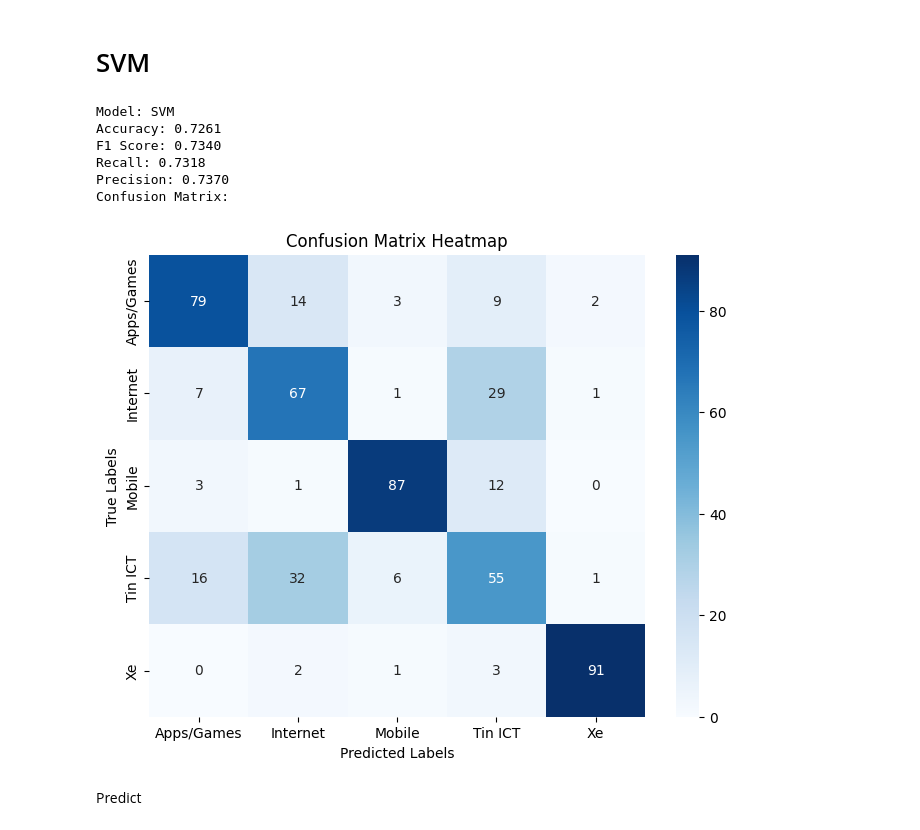
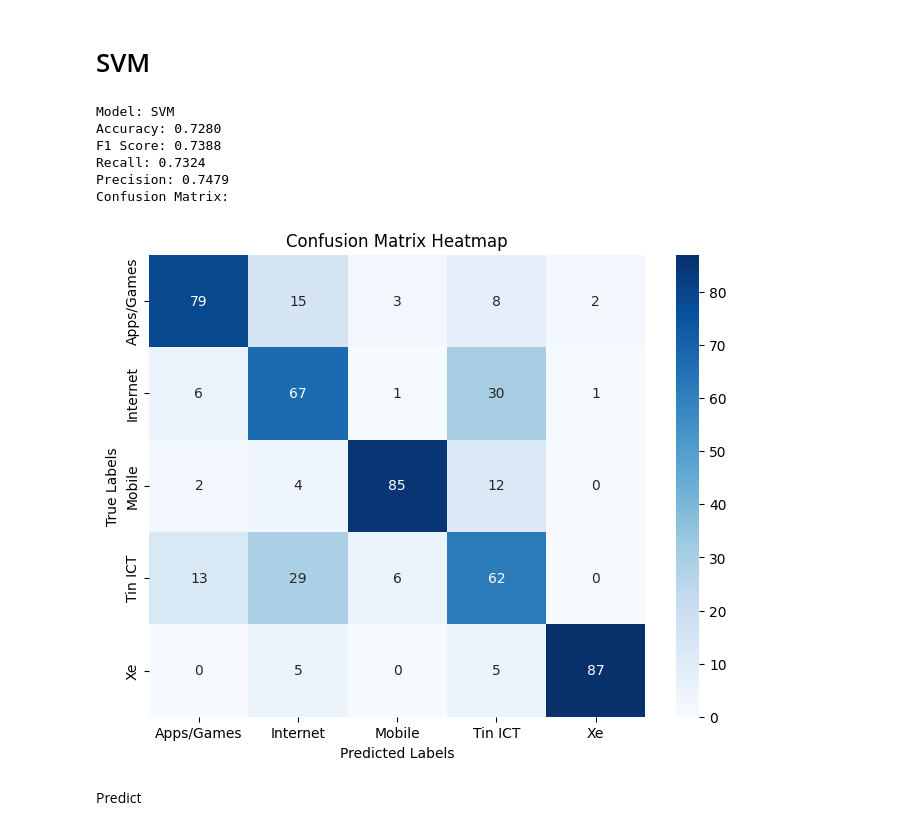
Before and after one commit to imxuan03/text-classification-data-mining, a Jupyter notebook: main.ipynb, the cells around one changed output. Cells and saved outputs as stored; diff of their text form; code cells hidden in the pictures.

```diff
--- a/main.ipynb
+++ b/main.ipynb
@@ -214,12 +214,46 @@ from sklearn.metrics import classification_report, confusion_matrix, accuracy_sc
 import matplotlib.pyplot as plt
 import seaborn as sns
 import pickle
+from sklearn.model_selection import GridSearchCV
+from sklearn.metrics import classification_report
+
 
 def train_svm(X_train, y_train, X_test, y_test, label_encoder):
-    # Khởi tạo mô hình SVM
-    model = SVC(kernel='linear', random_state=42)
+    # Tìm tham số tốt nhất
+    # Define the SVM model
+    # svm = SVC()
+
+    # # Define a grid of hyperparameters to search
+    # param_grid = {
+    #     'C': [0.1, 1, 10, 100],
+    #     'kernel': ['linear', 'poly', 'rbf', 'sigmoid'],
+    #     'degree': [2, 3, 4]  # Only used when kernel is 'poly'
+    # }
+
+    # # Perform grid search with cross-validation
+    # grid_search = GridSearchCV(estimator=svm, param_grid=param_grid, cv=5)
+    # grid_search.fit(X_train, y_train)
+
+    # # Get the best hyperparameters from the grid search
+    # best_params = grid_search.best_params_
+    # best_score = grid_search.best_score_
+
+    # print("Best Hyperparameters:", best_params)
+    # print("Best Cross-Validation Score:", best_score)
+
+    # # Train an SVM model with the best hyperparameters on the full training set
+    # model = SVC(**best_params)
+
+
+    # ====================================
+    # ====================================
+    # ====================================
 
     # Huấn luyện mô hình
+
+    # Khởi tạo mô hình SVM
+    model = SVC(C=10, degree=2, kernel='rbf', random_state=42)
+
     model.fit(X_train, y_train)
 
     # Dự đoán trên tập kiểm tra
@@ -235,38 +269,38 @@ def train_svm(X_train, y_train, X_test, y_test, label_encoder):
     recall = report['macro avg']['recall']
     precision = report['macro avg']['precision']
 
     # In ra kết quả
     print("Model: SVM")
     print(f"Accuracy: {acc:.4f}")
     print(f"F1 Score: {f1:.4f}")
     print(f"Recall: {recall:.4f}")
     print(f"Precision: {precision:.4f}")
     print("Confusion Matrix:")
 
     unique_categories = label_encoder.classes_
 
     plt.figure(figsize=(8, 6))
     sns.heatmap(conf_matrix, annot=True, fmt='d', cmap='Blues', xticklabels=unique_categories, yticklabels=unique_categories)
     plt.xlabel("Predicted Labels")
     plt.ylabel("True Labels")
     plt.title("Confusion Matrix Heatmap")
     plt.show()
 
     # Lưu mô hình
     with open('svm_model.pkl', 'wb') as file:
         pickle.dump(model, file)
 
     return model
 
 trained_model = train_svm(X_train, y_train, X_test, y_test, label_encoder)
 # %% [output]
 Model: SVM
-Accuracy: 0.7261
-F1 Score: 0.7340
-Recall: 0.7318
-Precision: 0.7370
+Accuracy: 0.7280
+F1 Score: 0.7388
+Recall: 0.7324
+Precision: 0.7479
 Confusion Matrix:
-[figure, old version]
+[figure, new version]
 # %%
 def predict_svm(model, vectorizer, text):
     # Chuyển đổi văn bản thành vector bằng vectorizer đã được huấn luyện
```
Also changed, not shown: parts of 1 cell of this notebook.
